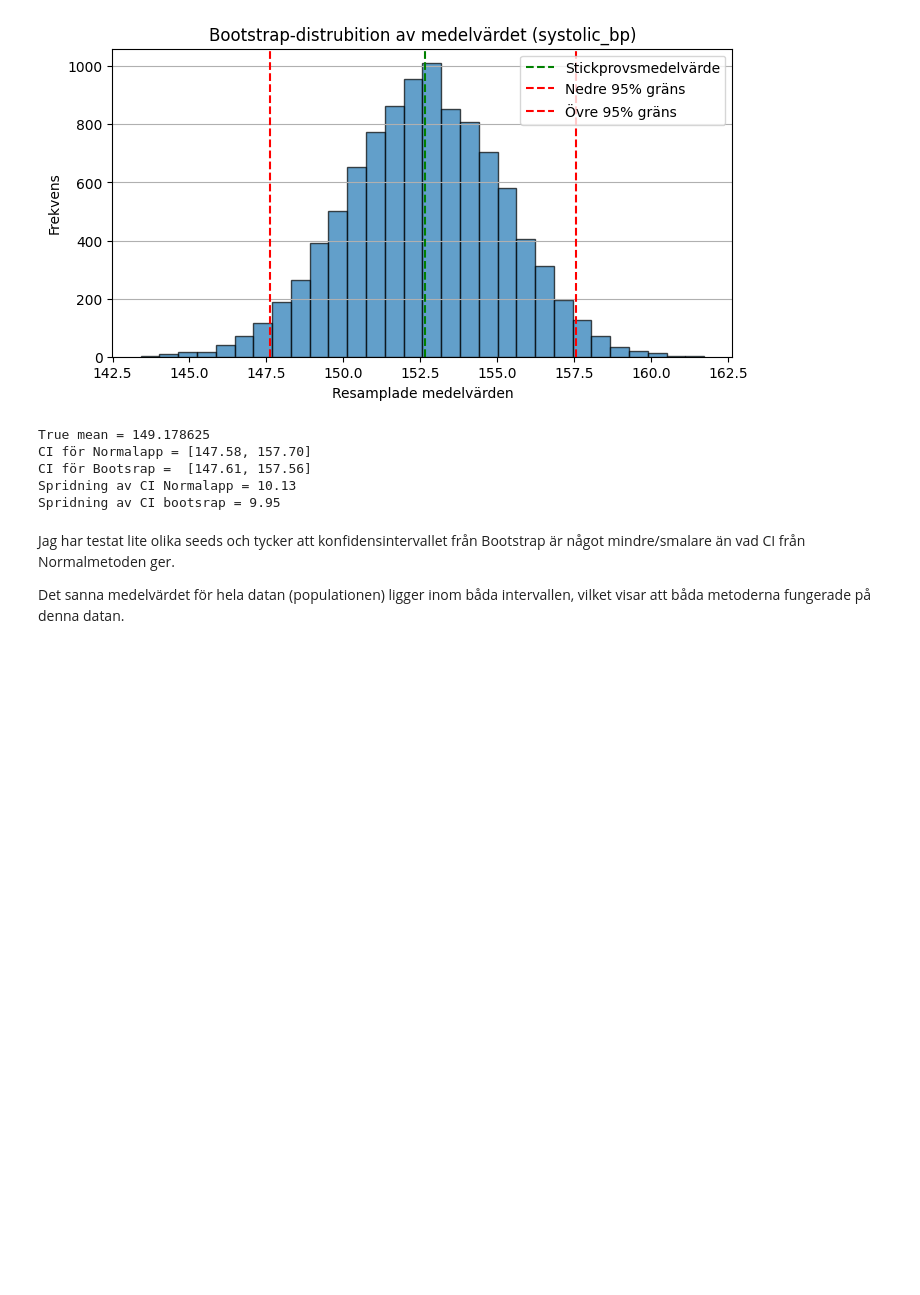
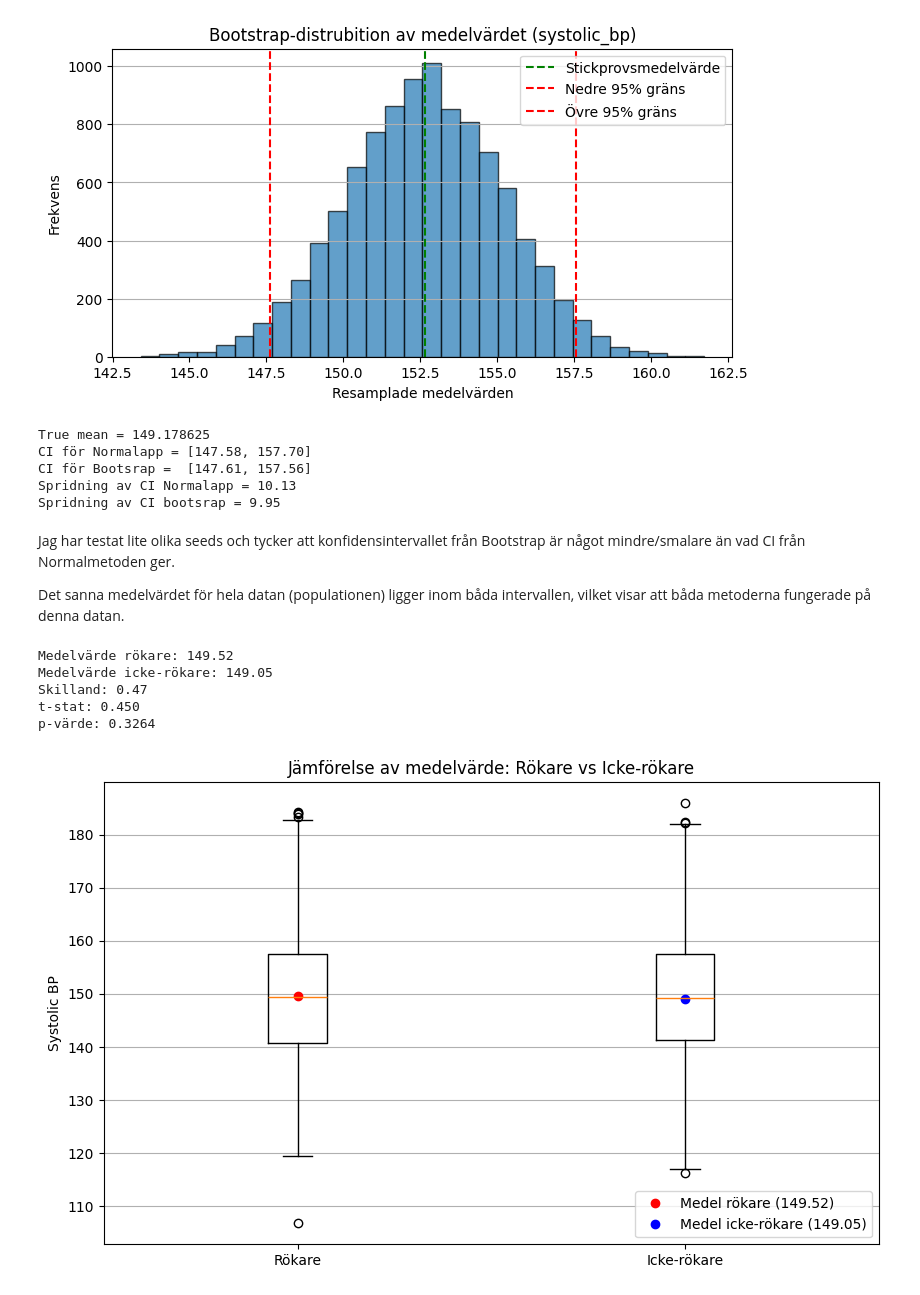
Before and after one commit to Jack-JackAttack/Halsostudie, a Jupyter notebook: report.ipynb, the cells around one changed output. Saved outputs shown, nothing was run; the diff lists cells and outputs as text; code cells hidden in the pictures; blank space fills up the shorter version.

Commit message:
Hypotesprövning, gjort welch t-test

```diff
--- a/report.ipynb
+++ b/report.ipynb
@@ -167,3 +167,24 @@ Spridning av CI bootsrap = 9.95
 Jag har testat lite olika seeds och tycker att konfidensintervallet från Bootstrap är något mindre/smalare än vad CI från Normalmetoden ger.
 
 Det sanna medelvärdet för hela datan (populationen) ligger inom båda intervallen, vilket visar att båda metoderna fungerade på denna datan.
+# %%
+from src.utils import test_smoker_bp
+
+(mean_smokers, mean_non_smokers, diff_mean, t_stat, p_one, smokers, non_smokers) = test_smoker_bp(df)
+
+print(f"Medelvärde rökare: {mean_smokers:.2f}")
+print(f"Medelvärde icke-rökare: {mean_non_smokers:.2f}")
+print(f"Skilland: {diff_mean:.2f}")
+print(f"t-stat: {t_stat:.3f}")
+print(f"p-värde: {p_one:.4f}")
+
+fig, ax = plt.subplots(figsize=(10, 6))
+V.mean_compare(ax, smokers, non_smokers)
+plt.show()
+# %% [output]
+Medelvärde rökare: 149.52
+Medelvärde icke-rökare: 149.05
+Skilland: 0.47
+t-stat: 0.450
+p-värde: 0.3264
+[figure, added]
```
Also changed, not shown: parts of 2 cells of this notebook, 2 other files.
